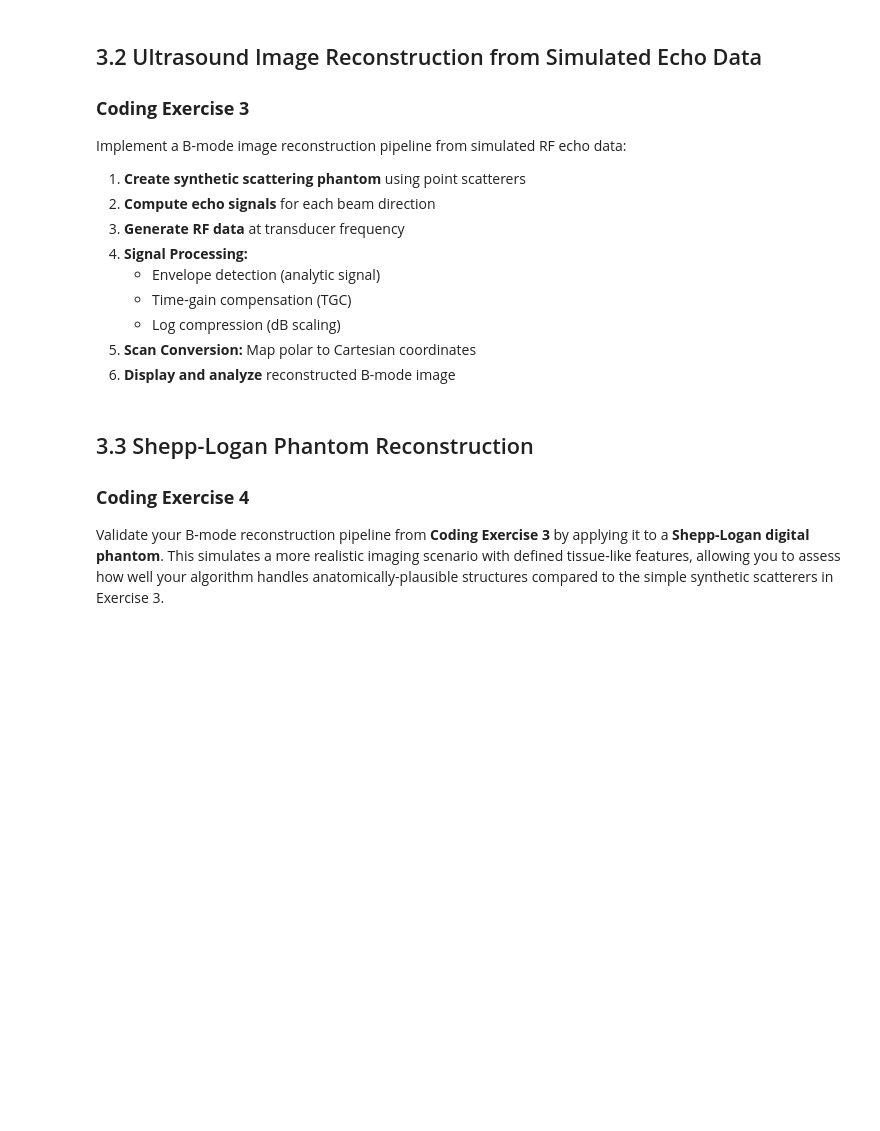
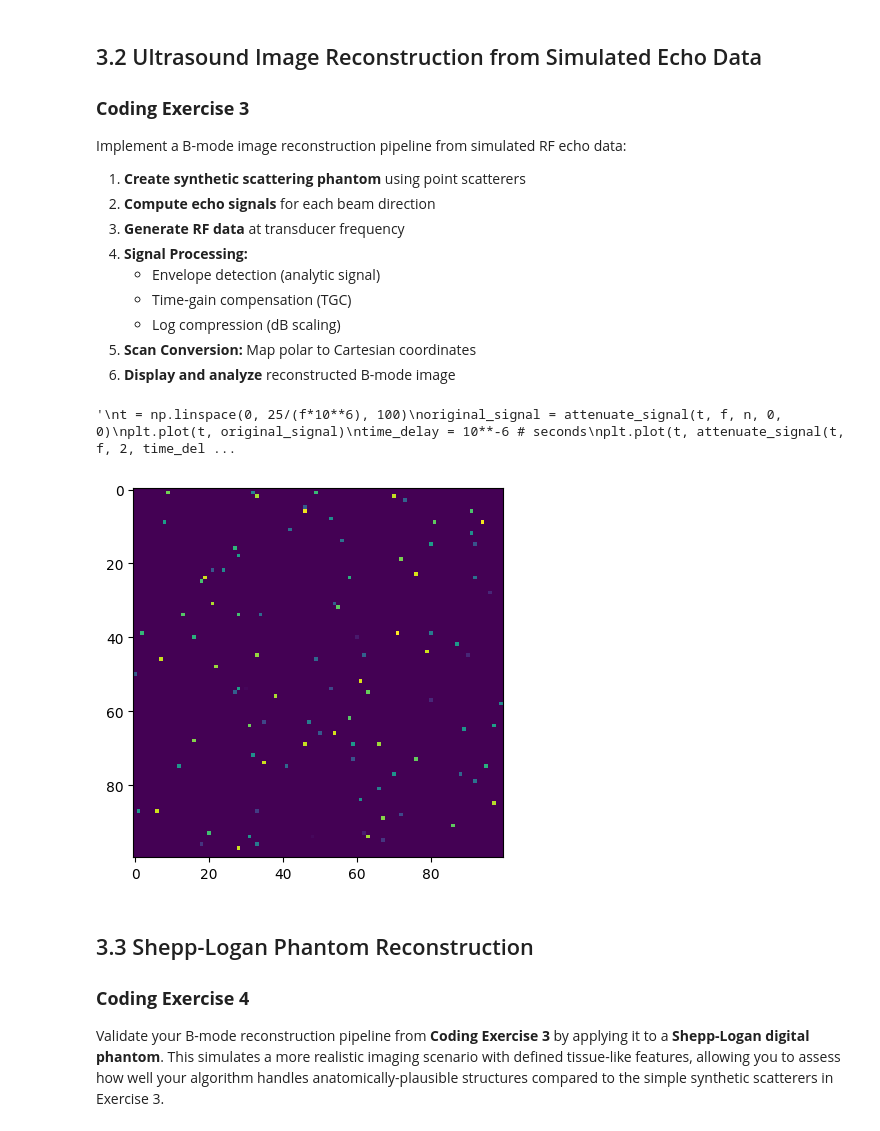
Before and after one commit to DeemDeem52/BMEN509-623_Deliverable_3, a Jupyter notebook: deliverable-03-starter.ipynb, the cells around one changed output. Drawn from its saved outputs; the diff is of its cells as text; code cells hidden in the pictures; blank space fills up the shorter version.

```diff
--- a/deliverable-03-starter.ipynb
+++ b/deliverable-03-starter.ipynb
@@ -501,26 +501,82 @@ Implement a B-mode image reconstruction pipeline from simulated RF echo data:
 5. **Scan Conversion:** Map polar to Cartesian coordinates
 6. **Display and analyze** reconstructed B-mode image
 # %%
+import matplotlib.pyplot as plt
+import random
+
 # TODO: Create synthetic scattering phantom using point scatterers
-# ...
+
+grid = np.zeros((100, 100))
+    # each cell in the grid represents the distance to the point in cm
+    # if distance = 0, then I will treat it as infinite (no echo)
+
+for i in range(random.randint(10, 100)):
+    # generate some point scatterers at a random position with a random distance
+    # at least 10 and up to 100 may be generated
+    # random distance may be between 0 cm and 20 cm
+    grid[random.randint(0, 99)][random.randint(0, 99)] = random.random()*20
+
+plt.imshow(grid)
 
 # TODO: Simulate RF echo data for each scanline
-# ...
+f = 7.5 # MHz
+n = 2
+
+# Simple model: the echo signal should be
+# a time-shifted version of the original pulse,
+# attenuated by the soft tissue
+def attenuate_signal(time_array, frequency_MHz, num_periods, time_delay, attenuation_dB):
+
+    output = np.zeros(time_array.shape)
+
+    attenuation = 10**(attenuation_dB/10) # convert from dB to multiplier
+
+    for i, time in enumerate(time_array):
+        if time > time_delay and time < (time_delay + num_periods/(frequency_MHz * 10**6)):
+            output[i] += attenuation * np.sin(2*np.pi*(frequency_MHz * 10**6)*(t[i]+time_delay))
+
+    return output
+
+def calculate_echo(time_array, frequency_MHz, num_periods, depth_cm):
+    # average statistics for soft tissue
+    c = 1540.0 # m/s
+    alpha = 0.5 # dB / (cm * MHz)
+
+    delay = 2 * (depth_cm/100) / c # convert cm to m first
+
+    attenuation = -2 * alpha * depth_cm * frequency_MHz # dB
+
+    print(delay, attenuation)
+
+    return attenuate_signal(time_array, frequency_MHz, num_periods, delay, attenuation)
+
+'''
+t = np.linspace(0, 25/(f*10**6), 100)
+original_signal = attenuate_signal(t, f, n, 0, 0)
+plt.plot(t, original_signal)
+time_delay = 10**-6 # seconds
+plt.plot(t, attenuate_signal(t, f, 2, time_delay, -3))
+plt.plot(t, calculate_echo(t, f, 2, 0.12))
+plt.show()
+'''
 
 # TODO: Apply envelope detection to extract amplitude from RF signal
 # ...
 
 # TODO: Apply time-gain compensation (TGC)
 # ...
 
 # TODO: Apply log compression (dB scale)
 # ...
 
 # TODO: Perform scan conversion (polar to Cartesian)
 # ...
 
 # TODO: Display and analyze reconstructed B-mode image
 # ...
+# %% [output]
+'\nt = np.linspace(0, 25/(f*10**6), 100)\noriginal_signal = attenuate_signal(t, f, n, 0, 0)\nplt.plot(t, original_signal)\ntime_delay = 10**-6 # seconds\nplt.plot(t, attenuate_signal(t, f, 2, time_del ...
+[figure, added]
 # %% [markdown]
 ## 3.3 Shepp-Logan Phantom Reconstruction
 
```
Also changed, not shown: parts of 1 cell of this notebook.
